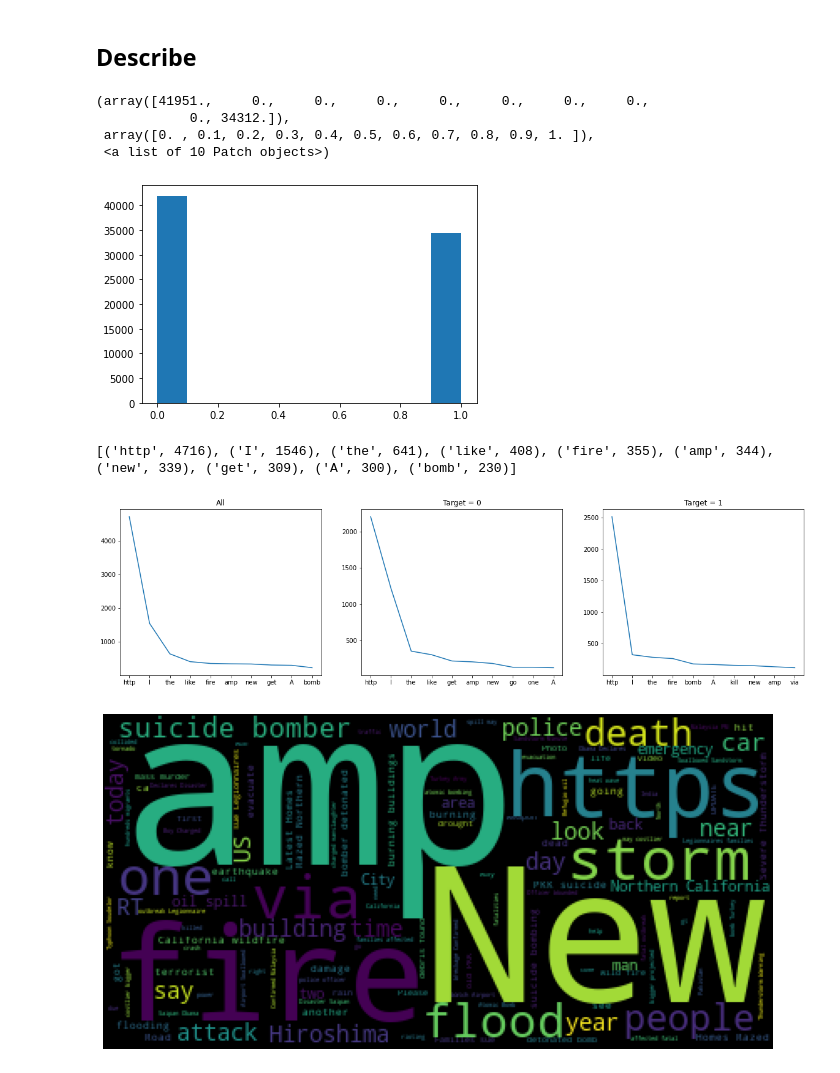
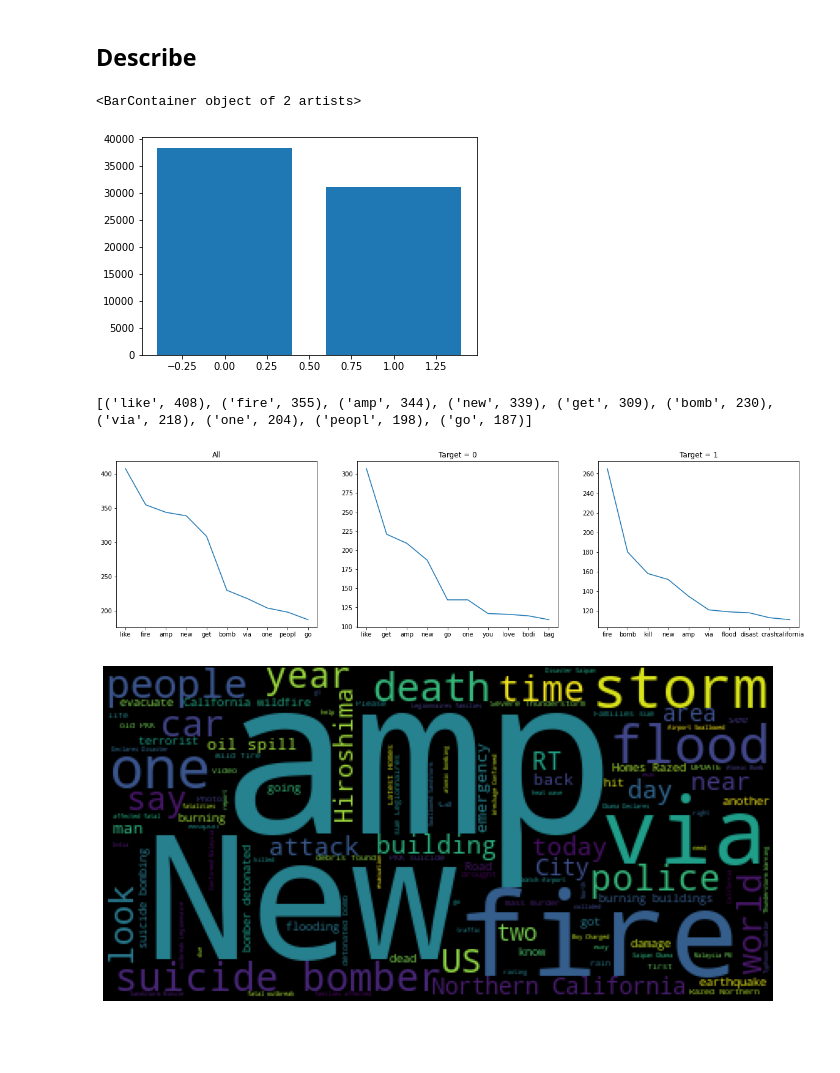
Before and after one commit to nviktorys/NLP0, a Jupyter notebook: 01_DataPreparation.ipynb, the cells around one changed output. Drawn from its saved outputs; the diff is of its cells as text; code cells hidden in the pictures; blank space fills up the shorter version.

Commit message:
Add word exclusions

```diff
--- a/01_DataPreparation.ipynb
+++ b/01_DataPreparation.ipynb
@@ -180,13 +142,15 @@ words_pnk[4:]
 # %%
 # Remove stopwords
 stpwords = stopwords.words("english")
+# Edit stopwords list
+stpwords = stpwords + ['I','A','the','http','The','https','a']
 words_stp = []
 for w in range(len(words_pnk)):
   if words_pnk.word[w] not in stpwords:
     words_stp.append(words_pnk.loc[w])
 words_stp = pd.DataFrame(words_stp, columns = words.columns)
 words_stp.reset_index(inplace=True, drop=True)
-words_stp
+words_stp.head(3)
 # %% [output]
 |  | idx | tgt | word |
 | 0 | 0 | 1 | Our |
@@ -249,13 +210,10 @@ Name: tag, dtype: int64
 ## Describe
 # %%
 # Target var
-plt.hist(words_stp.tgt)
+plt.bar(words_stp.tgt.value_counts().index,words_stp.tgt.value_counts())
 # %% [output]
-(array([41951.,     0.,     0.,     0.,     0.,     0.,     0.,     0.,
-            0., 34312.]),
- array([0. , 0.1, 0.2, 0.3, 0.4, 0.5, 0.6, 0.7, 0.8, 0.9, 1. ]),
- <a list of 10 Patch objects>)
+<BarContainer object of 2 artists>
-[figure, old version]
+[figure, new version]
 # %%
 # Words frequencies
 #fdist = FreqDist(words.word)
@@ -283,8 +241,8 @@ ax0.title.set_text("Target = 1")
 
 plt.show()
 # %% [output]
-[('http', 4716), ('I', 1546), ('the', 641), ('like', 408), ('fire', 355), ('amp', 344), ('new', 339), ('get', 309), ('A', 300), ('bomb', 230)]
+[('like', 408), ('fire', 355), ('amp', 344), ('new', 339), ('get', 309), ('bomb', 230), ('via', 218), ('one', 204), ('peopl', 198), ('go', 187)]
-[figure, old version]
+[figure, new version]
 # %%
 # Cloud of words
 wordcloud = WordCloud().generate(" ".join(words_stp[words_stp.tgt==1].word))
@@ -293,4 +251,4 @@ plt.imshow(wordcloud)
 plt.axis("off")
 plt.show()
 # %% [output]
-[figure, old version]
+[figure, new version]
```
Also changed, not shown: parts of 13 cells of this notebook.
